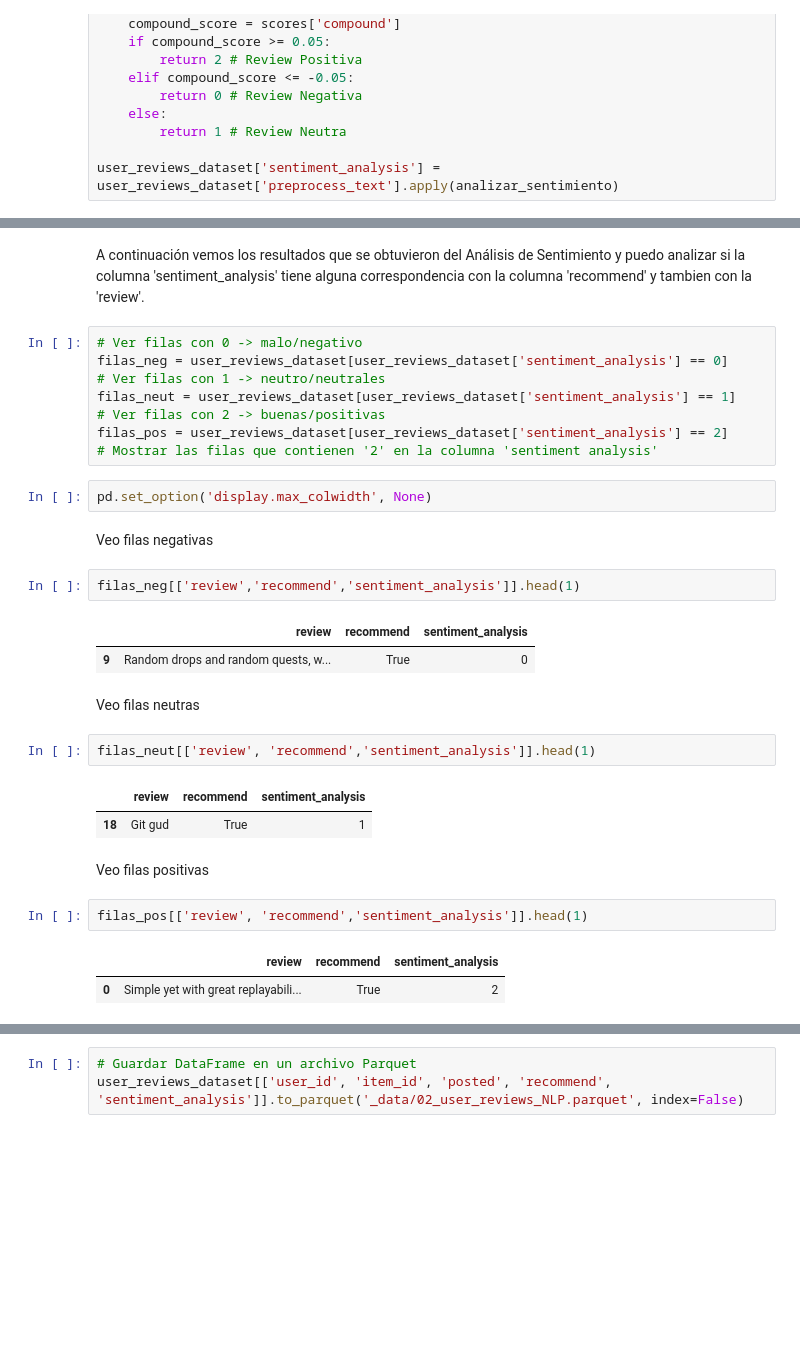
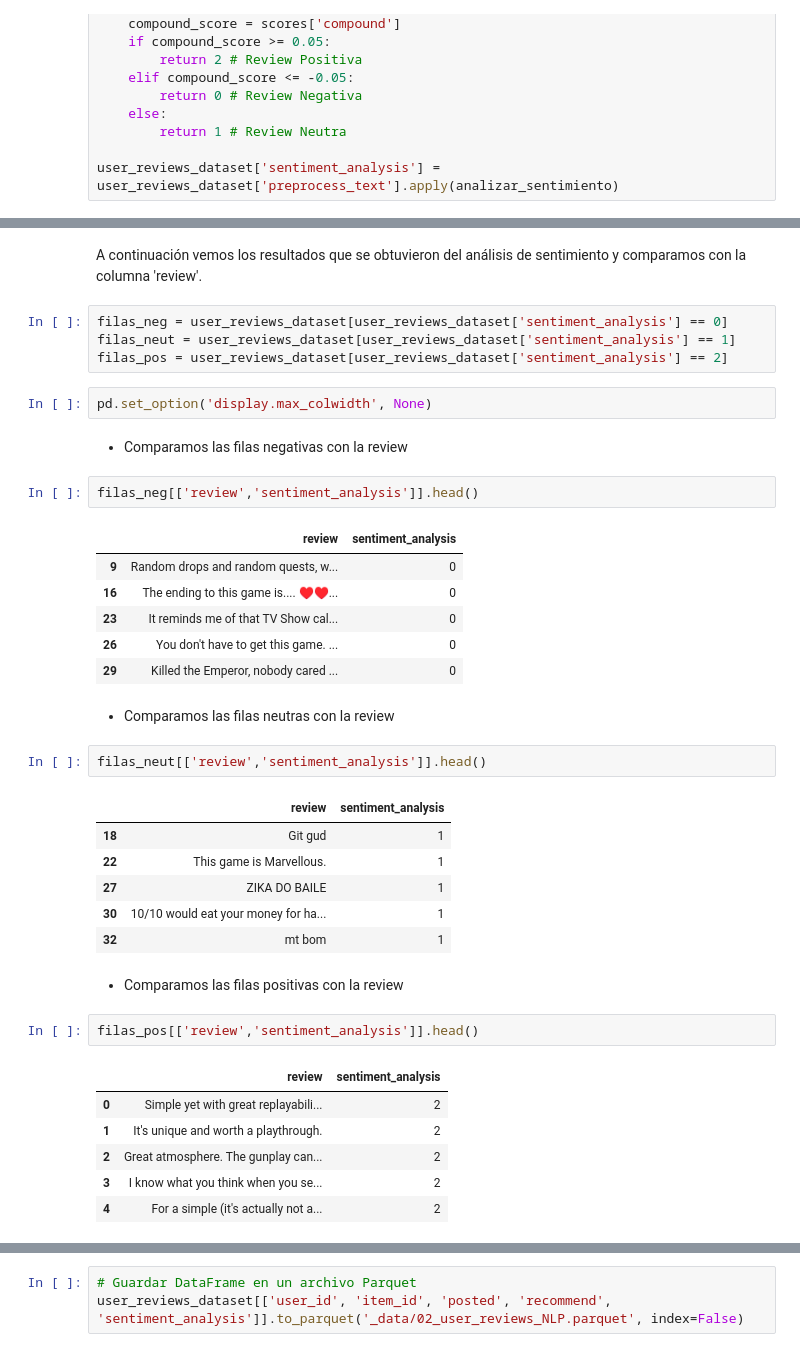
Before and after one commit to mdallanegra/LAB_PI_01, a Jupyter notebook: Lab_PI_01.3.NLP.ipynb, the cells around one changed output, grey strips where cells are left out. Saved outputs shown, nothing was run; the diff lists cells and outputs as text; blank space fills up the shorter version.

```diff
--- a/Lab_PI_01.3.NLP.ipynb
+++ b/Lab_PI_01.3.NLP.ipynb
@@ -119,33 +111,41 @@ user_reviews_dataset['sentiment_analysis'] = user_reviews_dataset['preprocess_te
 # %% [markdown]
-A continuación vemos los resultados que se obtuvieron del Análisis de Sentimiento y puedo analizar si la columna 'sentiment_analysis' tiene alguna correspondencia con la columna 'recommend' y tambien con la 'review'.
+A continuación vemos los resultados que se obtuvieron del análisis de sentimiento y comparamos con la columna 'review'.
 # %%
-# Ver filas con 0 -> malo/negativo
 filas_neg = user_reviews_dataset[user_reviews_dataset['sentiment_analysis'] == 0]
-# Ver filas con 1 -> neutro/neutrales
 filas_neut = user_reviews_dataset[user_reviews_dataset['sentiment_analysis'] == 1]
-# Ver filas con 2 -> buenas/positivas
 filas_pos = user_reviews_dataset[user_reviews_dataset['sentiment_analysis'] == 2]
-# Mostrar las filas que contienen '2' en la columna 'sentiment analysis'
 # %%
 pd.set_option('display.max_colwidth', None)
-# %% [markdown]
-Veo filas negativas
+# %% [markdown]
+- Comparamos las filas negativas con la review
 # %%
-filas_neg[['review','recommend','sentiment_analysis']].head(1)
+filas_neg[['review','sentiment_analysis']].head()
 # %% [output]
-|  | review | recommend | sentiment_analysis |
-| 9 | Random drops and random quests, w... | True | 0 |
+|  | review | sentiment_analysis |
+| 9 | Random drops and random quests, w... | 0 |
+| 16 | The ending to this game is.... ♥♥... | 0 |
+| 23 | It reminds me of that TV Show cal... | 0 |
+| 26 | You don't have to get this game. ... | 0 |
+| 29 | Killed the Emperor, nobody cared ... | 0 |
-# %% [markdown]
-Veo filas neutras
+# %% [markdown]
+- Comparamos las filas neutras con la review
 # %%
-filas_neut[['review', 'recommend','sentiment_analysis']].head(1)
+filas_neut[['review','sentiment_analysis']].head()
 # %% [output]
-|  | review | recommend | sentiment_analysis |
-| 18 | Git gud | True | 1 |
+|  | review | sentiment_analysis |
+| 18 | Git gud | 1 |
+| 22 | This game is Marvellous. | 1 |
+| 27 | ZIKA DO BAILE | 1 |
+| 30 | 10/10 would eat your money for ha... | 1 |
+| 32 | mt bom | 1 |
-# %% [markdown]
-Veo filas positivas
+# %% [markdown]
+- Comparamos las filas positivas con la review
 # %%
-filas_pos[['review', 'recommend','sentiment_analysis']].head(1)
+filas_pos[['review','sentiment_analysis']].head()
 # %% [output]
-|  | review | recommend | sentiment_analysis |
-| 0 | Simple yet with great replayabili... | True | 2 |
+|  | review | sentiment_analysis |
+| 0 | Simple yet with great replayabili... | 2 |
+| 1 | It's unique and worth a playthrough. | 2 |
+| 2 | Great atmosphere. The gunplay can... | 2 |
+| 3 | I know what you think when you se... | 2 |
+| 4 | For a simple (it's actually not a... | 2 |
```
Also changed, not shown: parts of 10 cells of this notebook, 17 other files.
